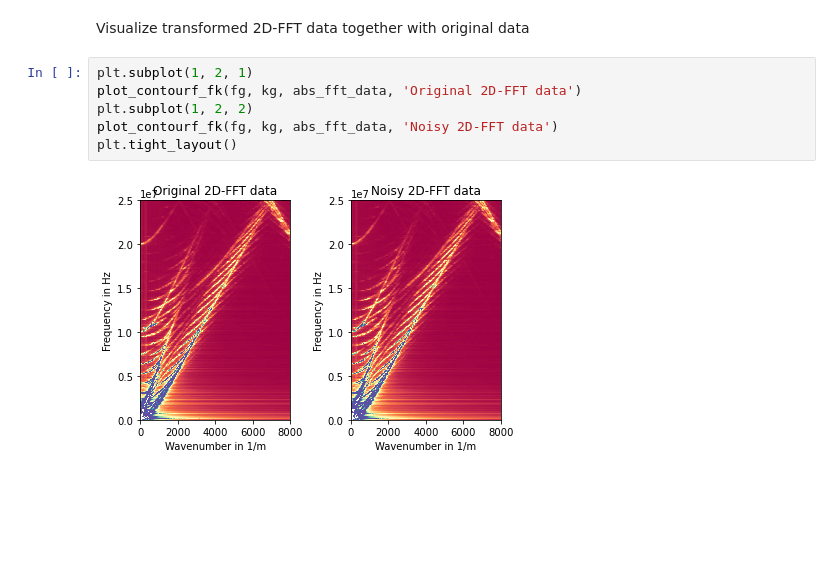
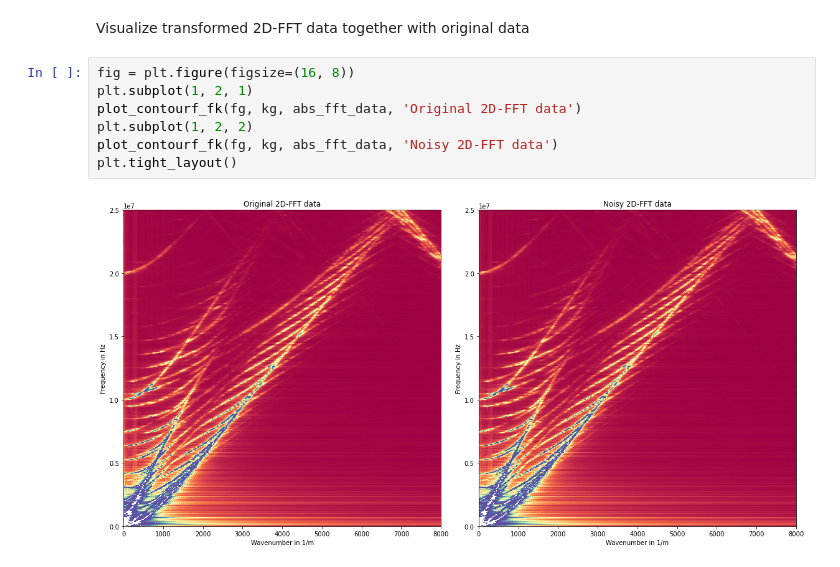
Before and after one commit to sjmxschm/ml_dl_wave_inversion, a Jupyter notebook: create_model/add_noise_walkthrough.ipynb, the cells around one changed output. Drawn from its saved outputs; the diff is of its cells as text; blank space fills up the shorter version.

Commit message:
added plot to compare original and noisy data

```diff
--- a/create_model/add_noise_walkthrough.ipynb
+++ b/create_model/add_noise_walkthrough.ipynb
@@ -67,10 +67,11 @@ fg_n, kg_n, abs_fft_data_n = reapply_2dfft(displacement_x_time, dt, dx, Nt, Nx)
 # %% [markdown]
 Visualize transformed 2D-FFT data together with original data
 # %%
+fig = plt.figure(figsize=(16, 8))
 plt.subplot(1, 2, 1)
 plot_contourf_fk(fg, kg, abs_fft_data, 'Original 2D-FFT data')
 plt.subplot(1, 2, 2)
 plot_contourf_fk(fg, kg, abs_fft_data, 'Noisy 2D-FFT data')
 plt.tight_layout()
 # %% [output]
-[figure, old version]
+[figure, new version]
```
